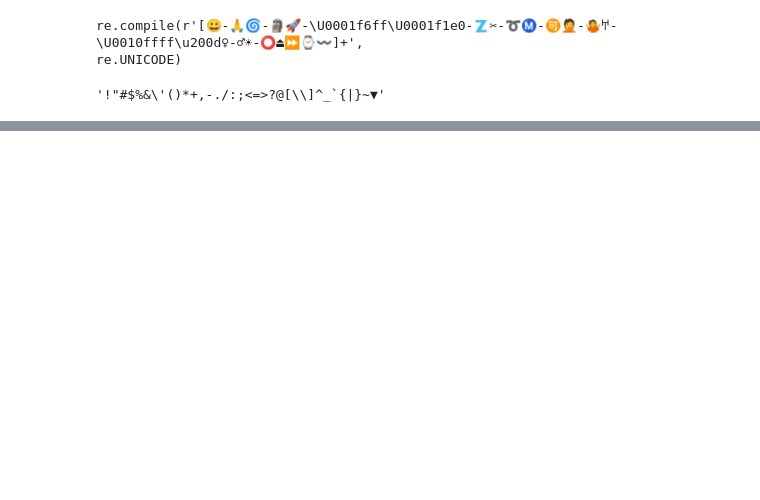
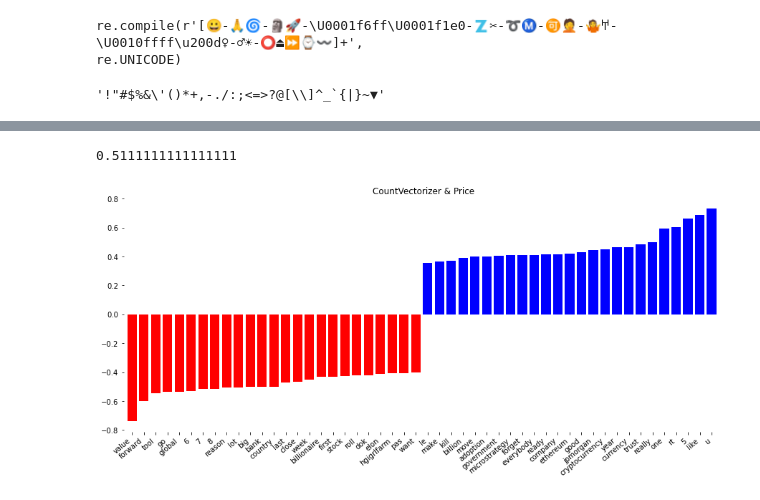
Before and after one commit to bmd1209/Using-NLP-to-predict-currency-movement, a Jupyter notebook: Sentiment_analyzer.ipynb, the cells around one changed output, grey strips where cells are left out. Drawn from its saved outputs; the diff is of its cells as text; code cells hidden in the pictures; blank space fills up the shorter version.

```diff
--- a/Sentiment_analyzer.ipynb
+++ b/Sentiment_analyzer.ipynb
@@ -263,0 +491,47 @@ print(df_anchor)
+# %%
+from sklearn.linear_model import LogisticRegression
+from sklearn.linear_model import LinearRegression
+import numpy as np
+
+# use logistic regression to train the text-price model
+lr = LogisticRegression().fit(X_train, y_train)
+lr.score(X_val, y_val)
+# %% [output]
+0.5111111111111111
+# %%
+'''
+define the function plot_important_features
+that shows the top n words with greatest absolute coefficients in each side
+para:
+    coef: a 1-D numerical array with coefficients
+    feature_names: a Steing list contains feature names
+    top_n: the top n absolute coefficients in postive/negative side
+            top_n = 20 as default
+    ax: the plot axis
+    rotation: the rotation angle for x label
+'''
+
+def plot_important_features(coef, feature_names, top_n=20, ax=None, rotation=60):
+    if ax is None:
+        ax = plt.gca()
+    inds = np.argsort(coef)
+    low = inds[:top_n]
+    high = inds[-top_n:]
+    important = np.hstack([low, high])
+    myrange = range(len(important))
+    colors = ['red'] * top_n + ['blue'] * top_n
+
+    ax.bar(myrange, coef[important], color=colors)
+    ax.set_xticks(myrange)
+    ax.set_xticklabels(feature_names[important], rotation=rotation, ha="right")
+    ax.set_xlim(-.7, 2 * top_n)
+    ax.set_frame_on(False)
+# %%
+# plot the top 25 greatest absolute coefficient words in each side
+feature_names = vect.get_feature_names()
+plt.figure(figsize=(15, 6))
+plot_important_features(lr.coef_.ravel(), np.array(feature_names), top_n=25, rotation=40)
+_ = plt.title("CountVectorizer & Price")
+ax = plt.gca()
+# %% [output]
+[figure, added]
```
Also changed, not shown: parts of 42 cells of this notebook, 13 other files.
